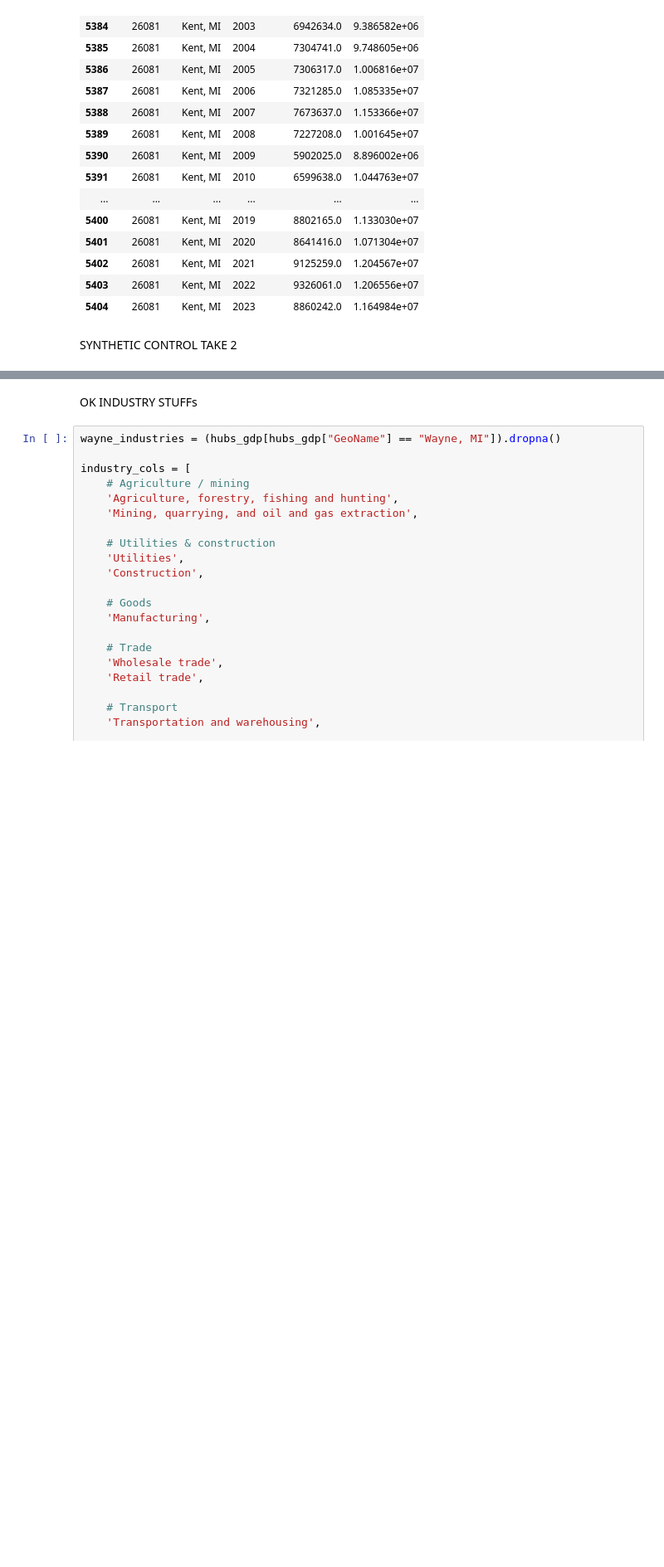
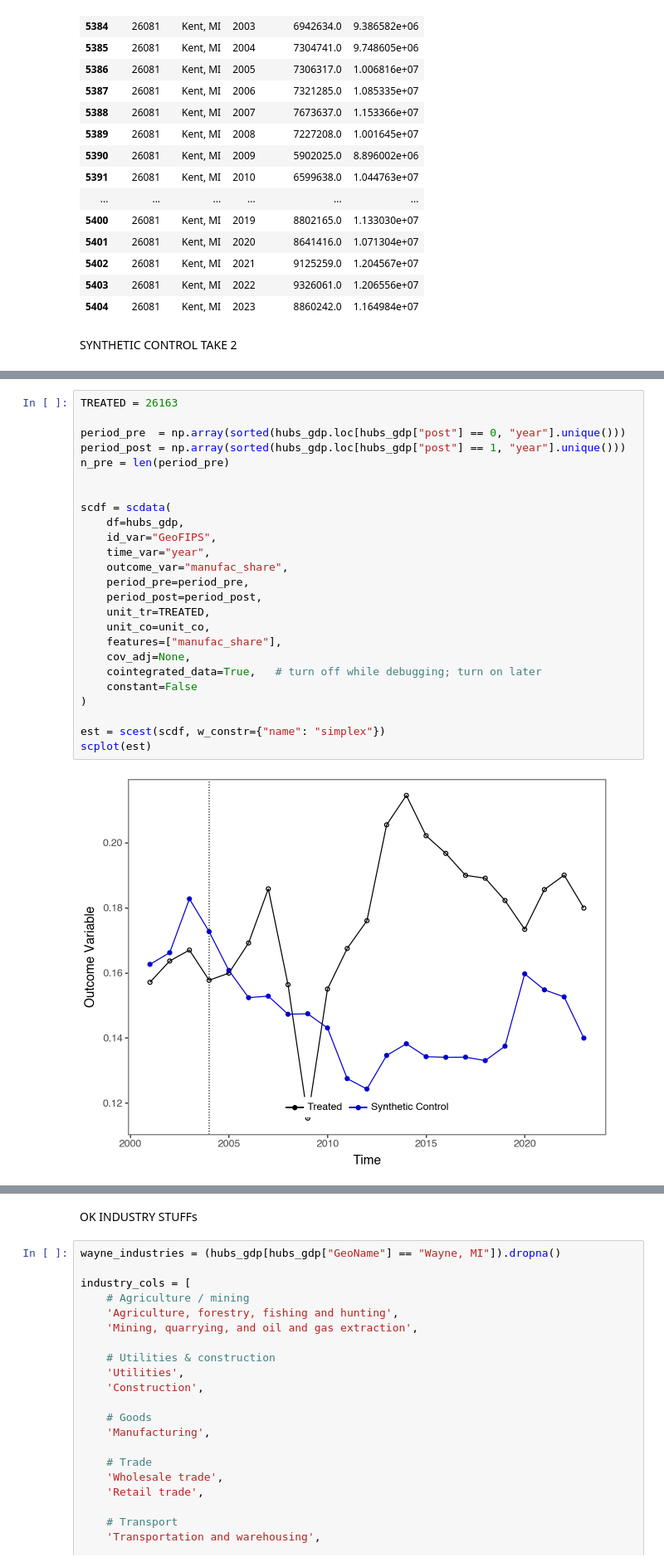
Before and after one commit to wren17/epa_greenbook_project, a Jupyter notebook: analysis.ipynb, the cells around one changed output, grey strips where cells are left out. Shown at 83% size. Cells and saved outputs as stored; diff of their text form; blank space fills up the shorter version.

```diff
--- a/analysis.ipynb
+++ b/analysis.ipynb
@@ -1161,0 +971,27 @@ iterations completed (90%)
+# %%
+TREATED = 26163
+
+period_pre  = np.array(sorted(hubs_gdp.loc[hubs_gdp["post"] == 0, "year"].unique()))
+period_post = np.array(sorted(hubs_gdp.loc[hubs_gdp["post"] == 1, "year"].unique()))
+n_pre = len(period_pre)
+
+
+scdf = scdata(
+    df=hubs_gdp,
+    id_var="GeoFIPS",
+    time_var="year",
+    outcome_var="manufac_share",
+    period_pre=period_pre,
+    period_post=period_post,
+    unit_tr=TREATED,
+    unit_co=unit_co,
+    features=["manufac_share"],
+    cov_adj=None,
+    cointegrated_data=True,   # turn off while debugging; turn on later
+    constant=False
+)
+
+est = scest(scdf, w_constr={"name": "simplex"})
+scplot(est)
+# %% [output]
+[figure, added]
```
Also changed, not shown: parts of 18 cells of this notebook.
